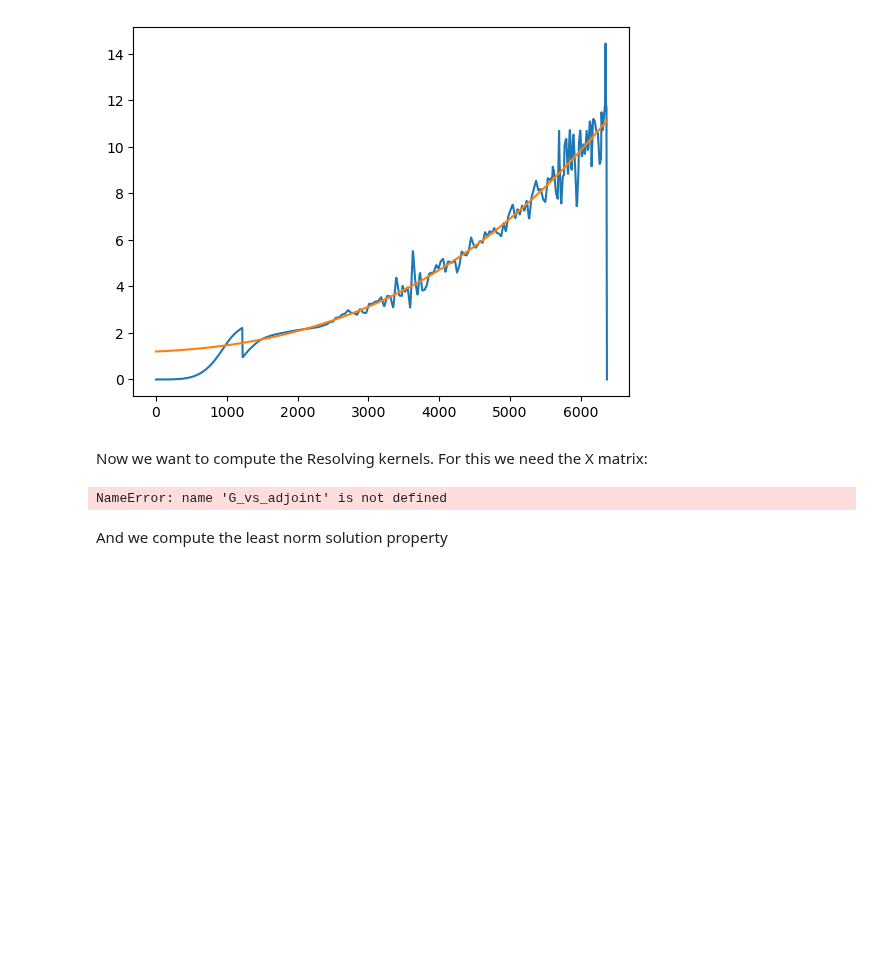
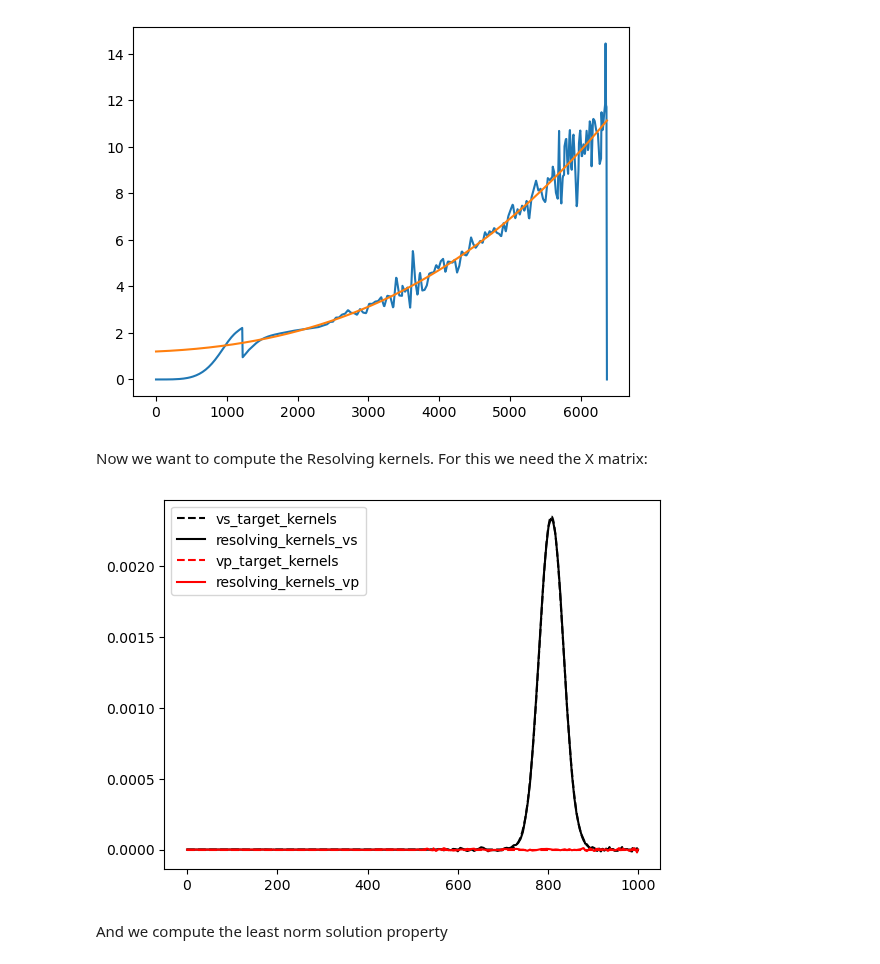
Before and after one commit to Adrian-Mag/SOLA_DLI, a Jupyter notebook: Multiple_physical_parameters_properly.ipynb, the cells around one changed output. Drawn from its saved outputs; the diff is of its cells as text; code cells hidden in the pictures; blank space fills up the shorter version.

```diff
--- a/Multiple_physical_parameters_properly.ipynb
+++ b/Multiple_physical_parameters_properly.ipynb
@@ -142,27 +147,19 @@ Now we want to compute the Resolving kernels. For this we need the X matrix:
 # %%
-Gamma_vs = T_vs * G_vs_adjoint
-Gamma_vp = T_vp * G_vp_adjoint
-Gamma = Gamma_vp + Gamma_vs
-
-X = Gamma * Lambda_inv
-resolving_kernels_vs = np.dot(X.matrix, vs_sensitivity_kernels)
-resolving_kernels_vp = np.dot(X.matrix, vp_sensitivity_kernels)
-%matplotlib inline
 # Choose which resolving kernel to plot below
-which = 10
+which = 80
 plt.figure(1)
 
 # Plotting with legends
 plt.plot(vs_target_kernels[which].evaluate(EarthDomain.mesh)[1], color='black', linestyle='dashed', label='vs_target_kernels')
 plt.plot(resolving_kernels_vs[which].evaluate(EarthDomain.mesh)[1], color='black', linestyle='solid', label='resolving_kernels_vs')
 plt.plot(vp_target_kernels[which].evaluate(EarthDomain.mesh)[1], color='red', linestyle='dashed', label='vp_target_kernels')
 plt.plot(resolving_kernels_vp[which].evaluate(EarthDomain.mesh)[1], color='red', linestyle='solid', label='resolving_kernels_vp')
 
 # Add legend
 plt.legend()
 plt.show()
 # %% [output]
-NameError: name 'G_vs_adjoint' is not defined
+[figure, added]
 # %% [markdown]
 And we compute the least norm solution property
 # %%
```
Also changed, not shown: parts of 14 cells of this notebook, 1 other file.
